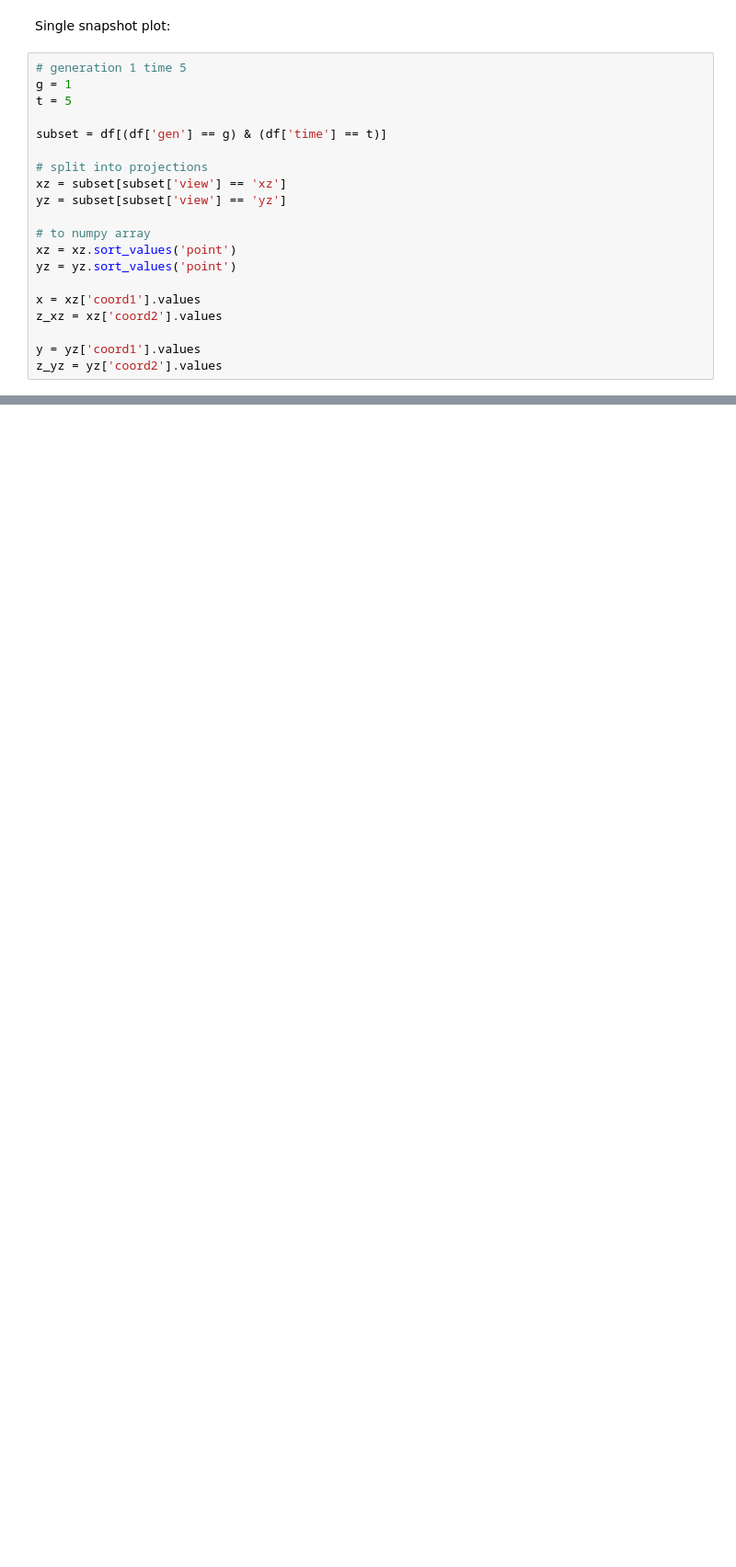
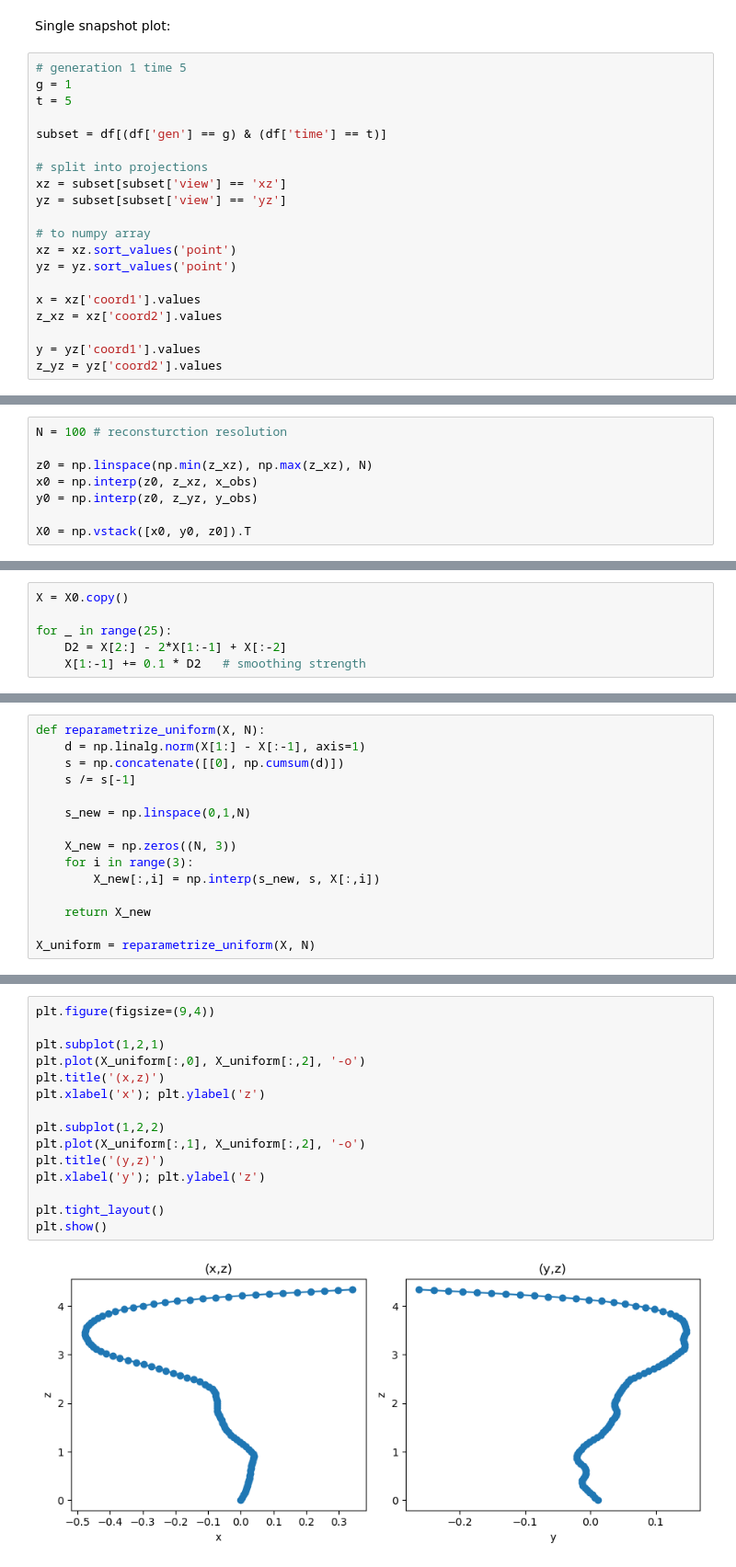
Before and after one commit to josef-lin/HFSP-dodder, a Jupyter notebook: data-reconstruction/data-reconstruction.ipynb, the cells around one changed output, grey strips where cells are left out. Shown at 92% size. Drawn from its saved outputs; the diff is of its cells as text; blank space fills up the shorter version.

```diff
--- a/data-reconstruction/data-reconstruction.ipynb
+++ b/data-reconstruction/data-reconstruction.ipynb
@@ -61,0 +89,8 @@ plt.show()
+# %%
+N = 100 # reconsturction resolution
+
+z0 = np.linspace(np.min(z_xz), np.max(z_xz), N)
+x0 = np.interp(z0, z_xz, x_obs)
+y0 = np.interp(z0, z_yz, y_obs)
+
+X0 = np.vstack([x0, y0, z0]).T
@@ -61,0 +100,6 @@ plt.show()
+# %%
+X = X0.copy()
+
+for _ in range(25):
+    D2 = X[2:] - 2*X[1:-1] + X[:-2]
+    X[1:-1] += 0.1 * D2   # smoothing strength
@@ -61,0 +108,15 @@ plt.show()
+# %%
+def reparametrize_uniform(X, N):
+    d = np.linalg.norm(X[1:] - X[:-1], axis=1)
+    s = np.concatenate([[0], np.cumsum(d)])
+    s /= s[-1]
+
+    s_new = np.linspace(0,1,N)
+
+    X_new = np.zeros((N, 3))
+    for i in range(3):
+        X_new[:,i] = np.interp(s_new, s, X[:,i])
+
+    return X_new
+
+X_uniform = reparametrize_uniform(X, N)
@@ -61,0 +125,17 @@ plt.show()
+# %%
+plt.figure(figsize=(9,4))
+
+plt.subplot(1,2,1)
+plt.plot(X_uniform[:,0], X_uniform[:,2], '-o')
+plt.title('(x,z)')
+plt.xlabel('x'); plt.ylabel('z')
+
+plt.subplot(1,2,2)
+plt.plot(X_uniform[:,1], X_uniform[:,2], '-o')
+plt.title('(y,z)')
+plt.xlabel('y'); plt.ylabel('z')
+
+plt.tight_layout()
+plt.show()
+# %% [output]
+[figure, added]
```
Also changed, not shown: parts of 14 cells of this notebook, 1 other file.
